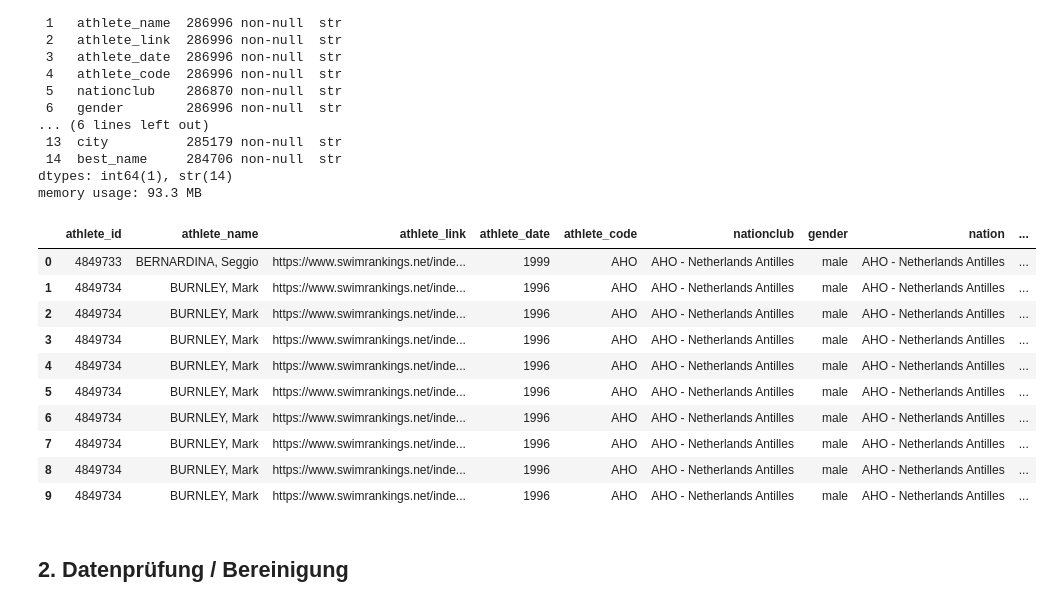
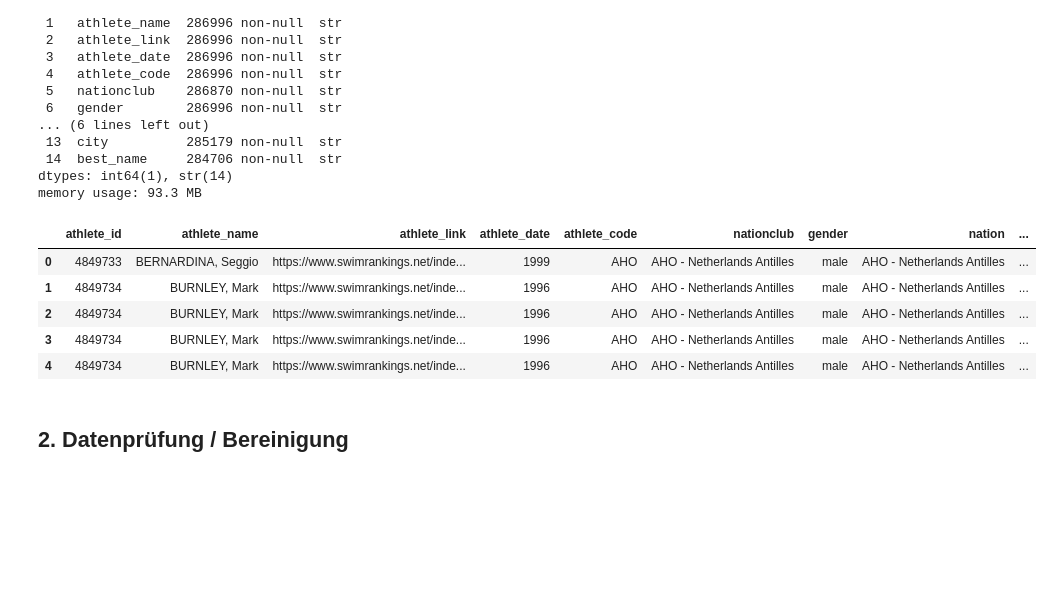
Before and after one commit to damiansze/Athletes-Network, a Jupyter notebook: Notebooks/01_eda.ipynb, the cells around one changed output. Drawn from its saved outputs; the diff is of its cells as text; code cells hidden in the pictures; blank space fills up the shorter version.

```diff
--- a/Notebooks/01_eda.ipynb
+++ b/Notebooks/01_eda.ipynb
@@ -36,19 +37,14 @@ Data columns (total 15 columns):
 dtypes: int64(1), str(14)
 memory usage: 93.3 MB
 # %%
-df.head(10)
+df.head(5)
 # %% [output]
 |  | athlete_id | athlete_name | athlete_link | athlete_date | athlete_code | nationclub | gender | nation | ... |
 | 0 | 4849733 | BERNARDINA, Seggio | https://www.swimrankings.net/inde... | 1999 | AHO | AHO - Netherlands Antilles | male | AHO - Netherlands Antilles | ... |
 | 1 | 4849734 | BURNLEY, Mark | https://www.swimrankings.net/inde... | 1996 | AHO | AHO - Netherlands Antilles | male | AHO - Netherlands Antilles | ... |
 | 2 | 4849734 | BURNLEY, Mark | https://www.swimrankings.net/inde... | 1996 | AHO | AHO - Netherlands Antilles | male | AHO - Netherlands Antilles | ... |
 | 3 | 4849734 | BURNLEY, Mark | https://www.swimrankings.net/inde... | 1996 | AHO | AHO - Netherlands Antilles | male | AHO - Netherlands Antilles | ... |
 | 4 | 4849734 | BURNLEY, Mark | https://www.swimrankings.net/inde... | 1996 | AHO | AHO - Netherlands Antilles | male | AHO - Netherlands Antilles | ... |
-| 5 | 4849734 | BURNLEY, Mark | https://www.swimrankings.net/inde... | 1996 | AHO | AHO - Netherlands Antilles | male | AHO - Netherlands Antilles | ... |
-| 6 | 4849734 | BURNLEY, Mark | https://www.swimrankings.net/inde... | 1996 | AHO | AHO - Netherlands Antilles | male | AHO - Netherlands Antilles | ... |
-| 7 | 4849734 | BURNLEY, Mark | https://www.swimrankings.net/inde... | 1996 | AHO | AHO - Netherlands Antilles | male | AHO - Netherlands Antilles | ... |
-| 8 | 4849734 | BURNLEY, Mark | https://www.swimrankings.net/inde... | 1996 | AHO | AHO - Netherlands Antilles | male | AHO - Netherlands Antilles | ... |
-| 9 | 4849734 | BURNLEY, Mark | https://www.swimrankings.net/inde... | 1996 | AHO | AHO - Netherlands Antilles | male | AHO - Netherlands Antilles | ... |
 # %% [markdown]
 ## 2. Datenprüfung / Bereinigung
 # %% [markdown]
```
Also changed, not shown: parts of 28 cells of this notebook.
